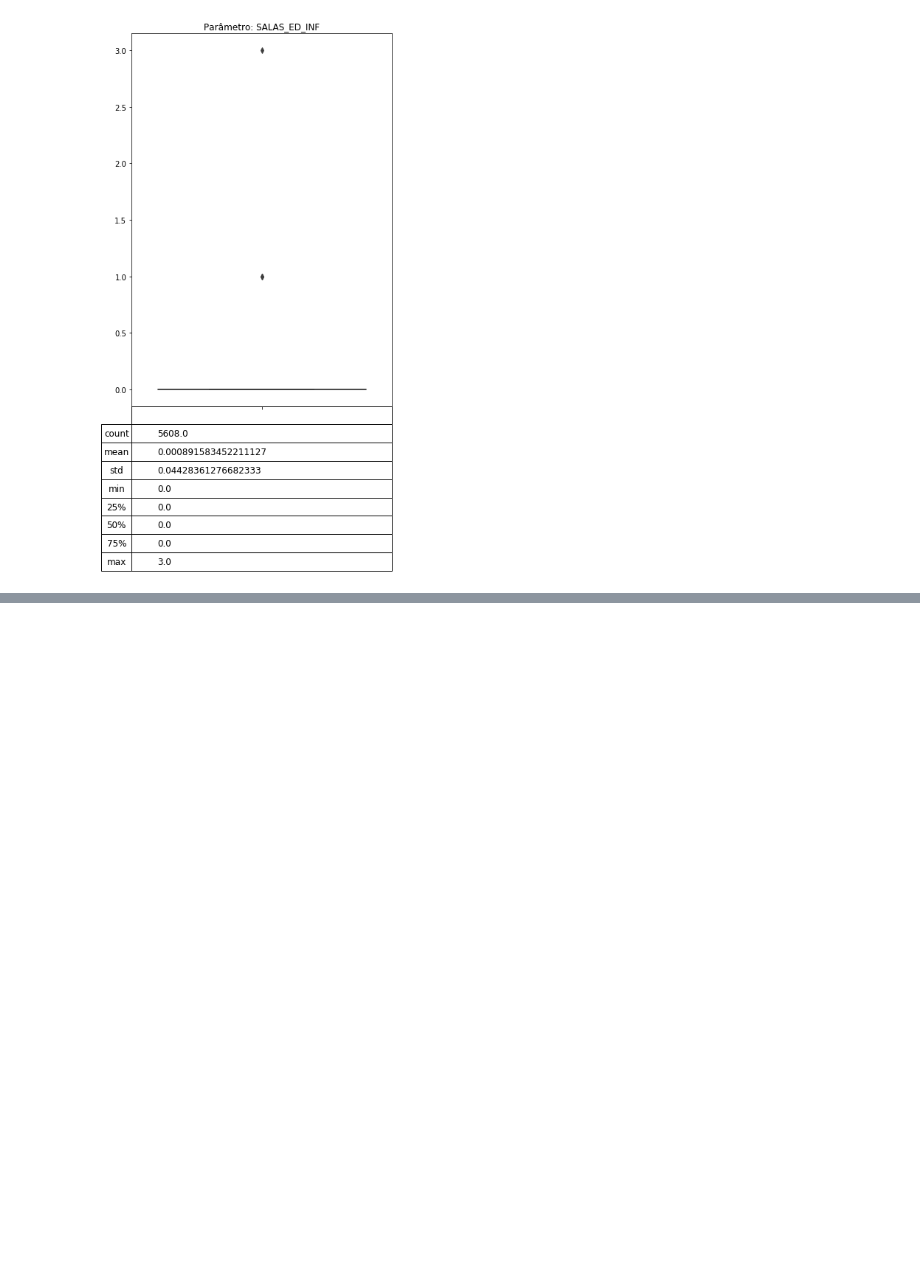
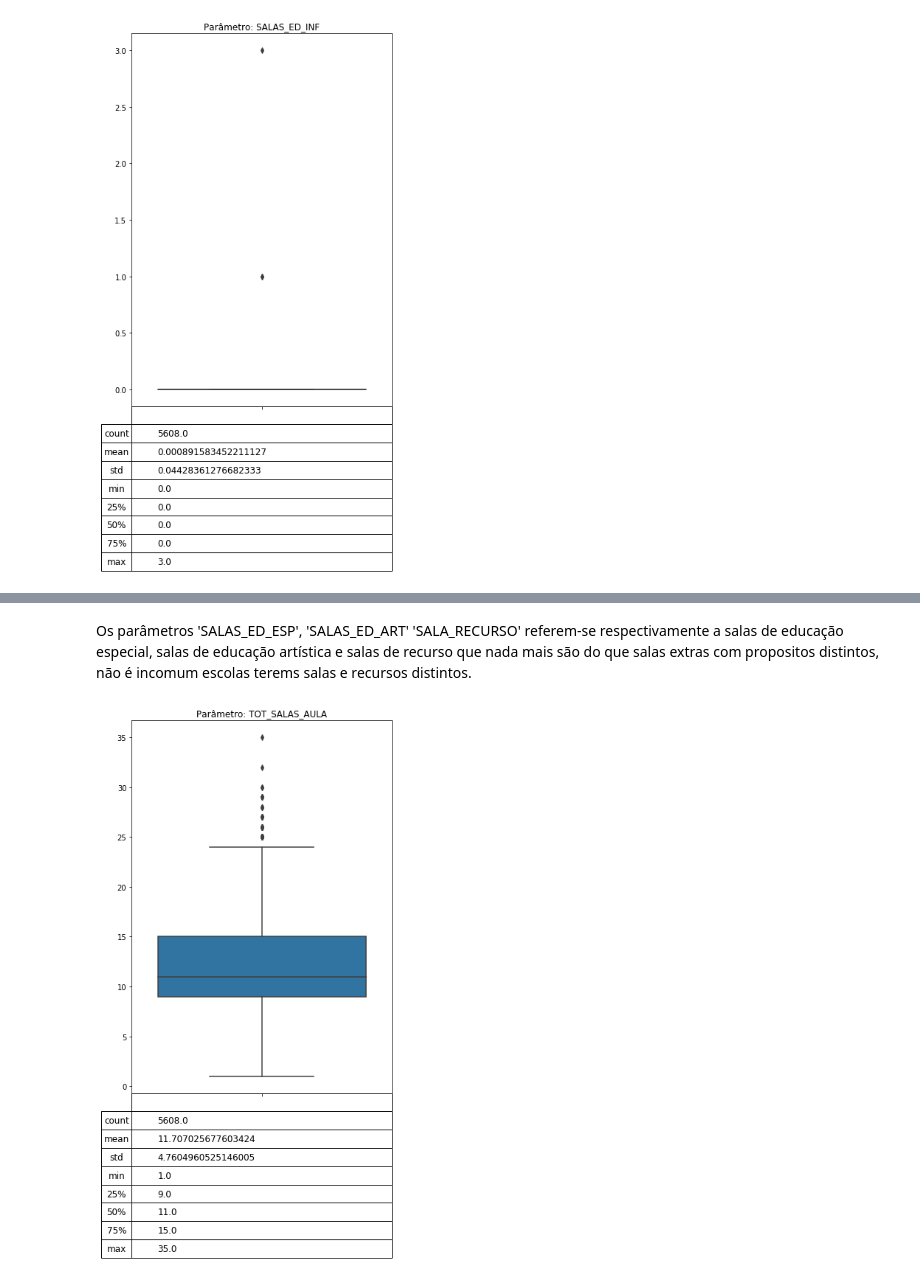
Before and after one commit to Joao-TheCosmosIsInfinite/FIA_TCC, a Jupyter notebook: notebooks/entrega2_Post12_joaoPaulo.ipynb, the cells around one changed output, grey strips where cells are left out. Cells and saved outputs as stored; diff of their text form; code cells hidden in the pictures; blank space fills up the shorter version.

```diff
--- a/notebooks/entrega2_Post12_joaoPaulo.ipynb
+++ b/notebooks/entrega2_Post12_joaoPaulo.ipynb
@@ -649,0 +667,7 @@ fn_show_individual_outlier(df_school_dependecy, 'SALAS_ED_INF')
+# %% [markdown]
+<p>Os parâmetros 'SALAS_ED_ESP', 'SALAS_ED_ART' 'SALA_RECURSO' referem-se respectivamente a salas de educação especial, salas de educação artística e salas de recurso que nada mais são do que salas extras com propositos distintos, não é incomum escolas terems salas e recursos distintos.</p>
+# %%
+## Exibir o Boxplot
+fn_show_individual_outlier(df_school_dependecy, 'TOT_SALAS_AULA')
+# %% [output]
+[figure, added]
```
Also changed, not shown: parts of 24 cells of this notebook.
